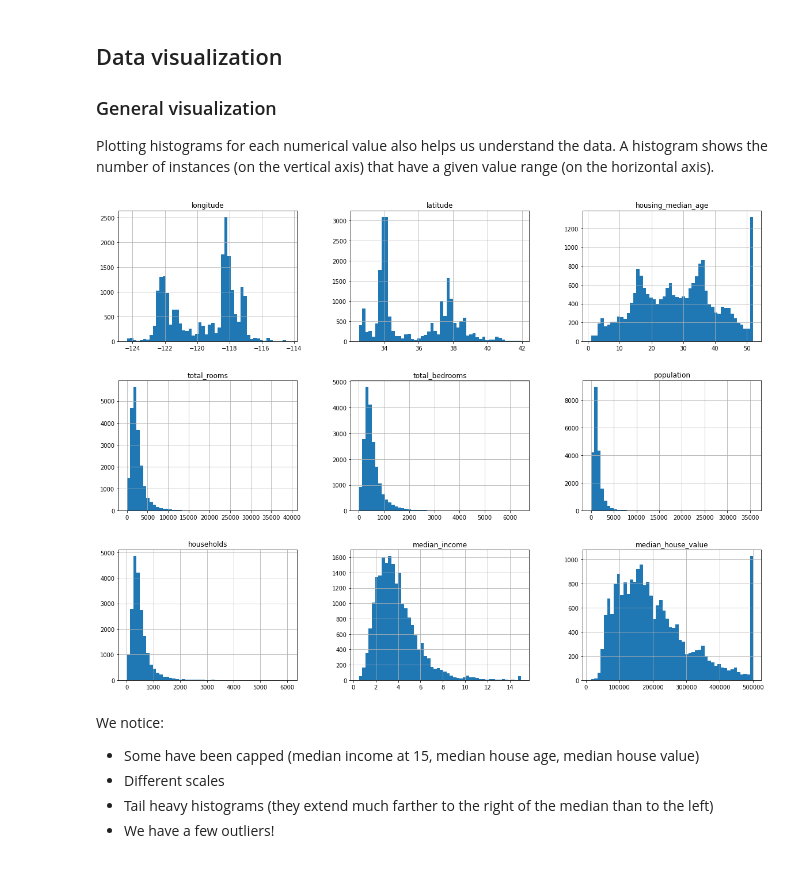
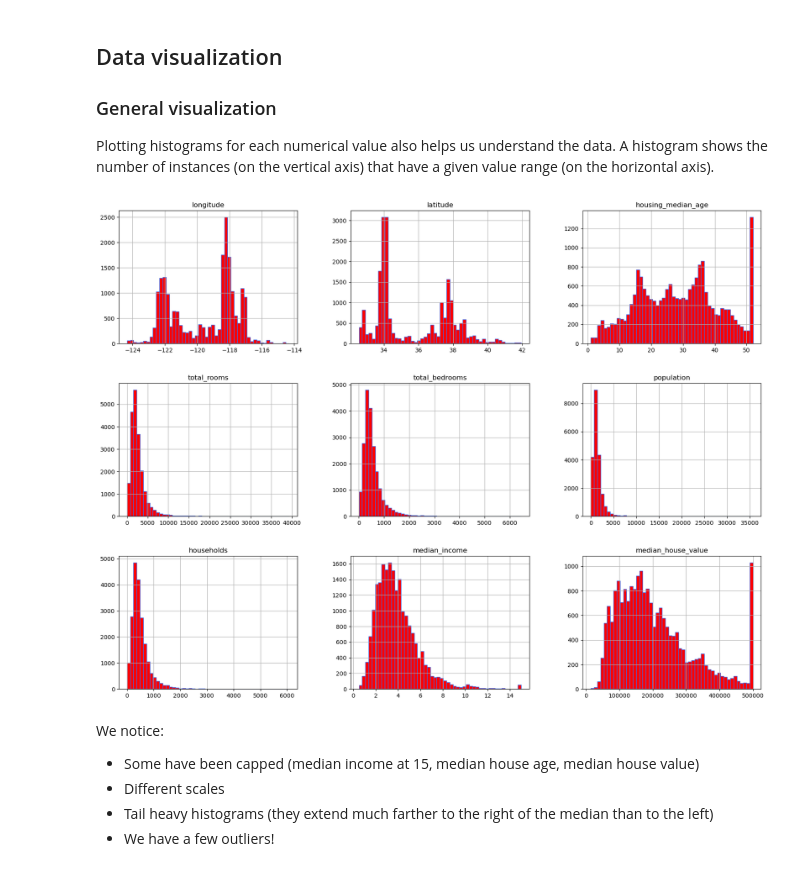
Before and after one commit to Bilpapster/ML-playground, a Jupyter notebook: 1. Linear Models/1.b. Linear Regression/ML_Course_Linear_Models_(2023)_Part_1_2.ipynb, the cells around one changed output. Saved outputs shown, nothing was run; the diff lists cells and outputs as text; code cells hidden in the pictures.

```diff
--- a/1. Linear Models/1.b. Linear Regression/ML_Course_Linear_Models_(2023)_Part_1_2.ipynb
+++ b/1. Linear Models/1.b. Linear Regression/ML_Course_Linear_Models_(2023)_Part_1_2.ipynb
@@ -118,11 +124,11 @@ Plotting histograms for each numerical value also helps us understand the data.
 (on the vertical axis) that have a given value range (on the horizontal axis).
 # %%
 import matplotlib.pyplot as plt # Necessary import
-housing.hist(bins=50, figsize=(20,15)) #Using like this plots for each
+housing.hist(bins=50, figsize=(20,15), color="red", ec="royalblue", lw=1) #Using like this plots for each
 #nummerical value, we choose the number of bins - the number of segments -.
 plt.show()
 # %% [output]
-[figure, old version]
+[figure, new version]
 # %% [markdown]
 We notice:
  * Some have been capped (median income at 15, median house age, median house value)
```
Also changed, not shown: parts of 2 cells of this notebook.
